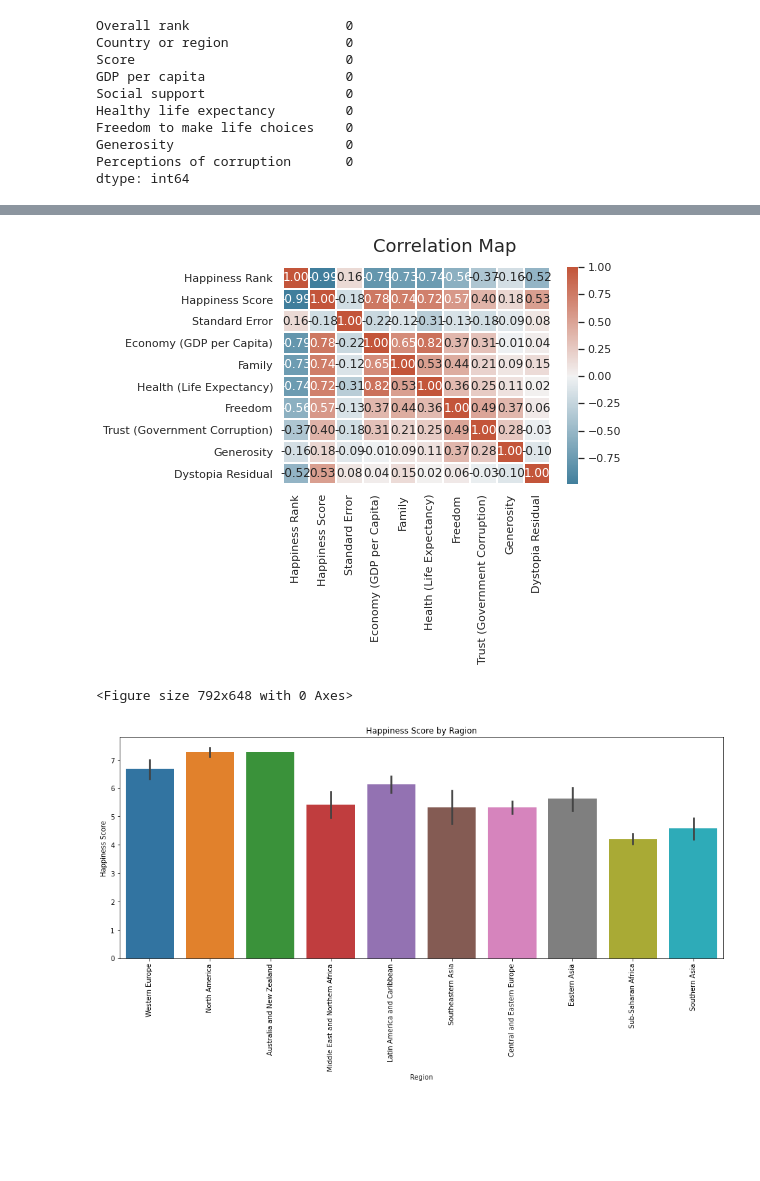
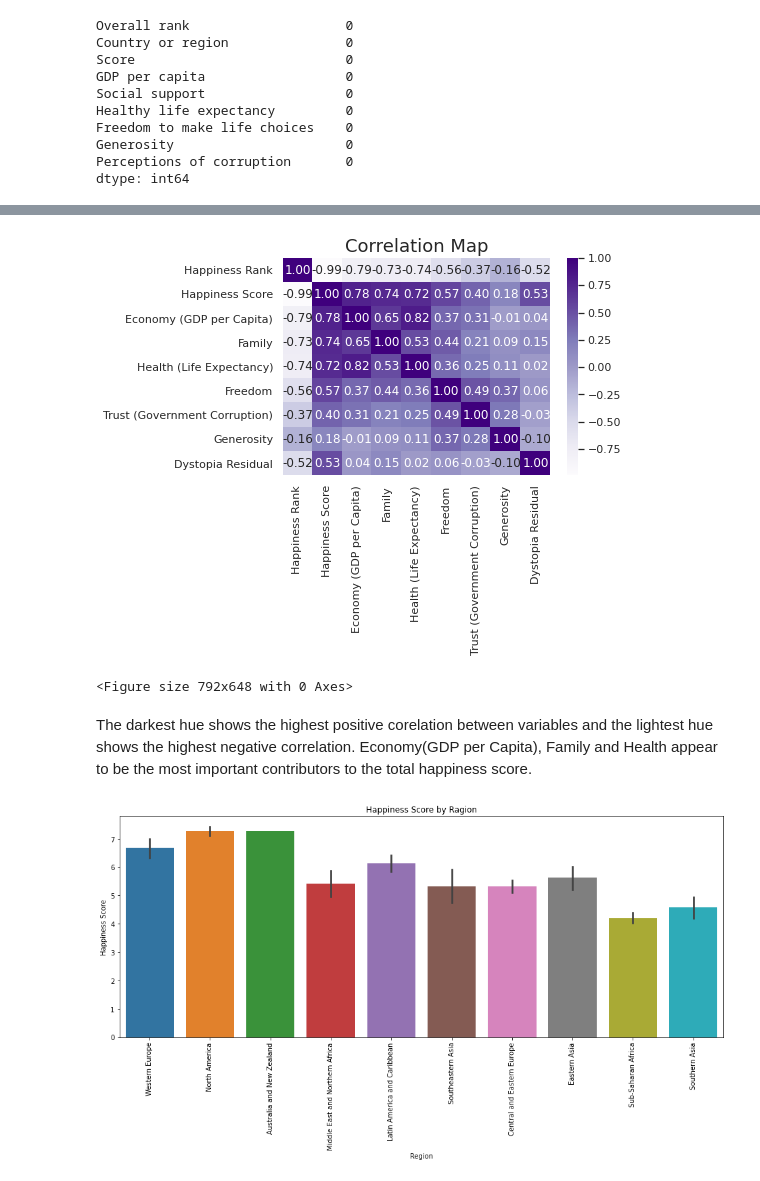
Before and after one commit to Jojomaque/Portfolio, a Jupyter notebook: JojoHow_happy_is_the_world.ipynb, the cells around one changed output, grey strips where cells are left out. Cells and saved outputs as stored; diff of their text form; code cells hidden in the pictures; blank space fills up the shorter version.

```diff
--- a/JojoHow_happy_is_the_world.ipynb
+++ b/JojoHow_happy_is_the_world.ipynb
@@ -298,30 +310,35 @@ dtype: int64
 # %%
 # libraries for visualisations
 import pandas as pd
 import seaborn as sns
 from matplotlib import pyplot as plt
 import numpy as np
 
 df = pd.read_excel('https://github.com/futureCodersSE/working-with-data/blob/main/Happiness-Data/2015.xlsx?raw=true')
 happiness = df
-# display(happiness)
+# I am dropping the Standard Error Column as I do not think it is relevant
+happiness = happiness.drop(['Standard Error'], axis = 1)
 
-cmap = sns.diverging_palette(230, 20, as_cmap=True)
-
-sns.heatmap(happiness.corr(), annot = True, linewidths=1, cmap=cmap, fmt = ".2f")
-
-plt.suptitle("Correlation Map", fontsize=18)
+#Exploring the Seaborn correlation matrix
+sns.heatmap(happiness.corr(), annot=True,cmap="Purples",fmt=".2f")
 
 
-plt.figure(figsize=(11,9))  # on this line I just set the size of figure to 12 by 10.
+#To add a title and specify fontsize
+plt.title("Correlation Map", fontsize=18)
+
+#To change the size
+plt.figure(figsize=(11,9))
 
 
 
 
 plt.show()   # Darkest hue is the most correlated
 # %% [output]
-[figure, old version]
+[figure, new version]
 <Figure size 792x648 with 0 Axes>
+# %% [markdown]
+The darkest hue shows the highest positive corelation between variables and the lightest hue shows the highest negative correlation.
+ Economy(GDP per Capita), Family and Health appear to be the most important contributors to the total happiness score.
 # %%
 # libraries for visualisations
 import pandas as pd
```
Also changed, not shown: parts of 3 cells of this notebook.
